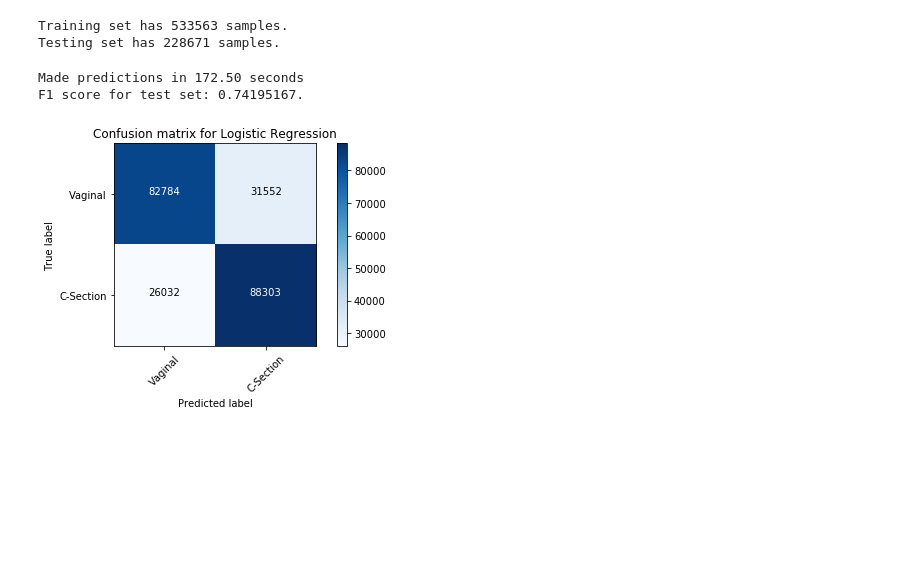
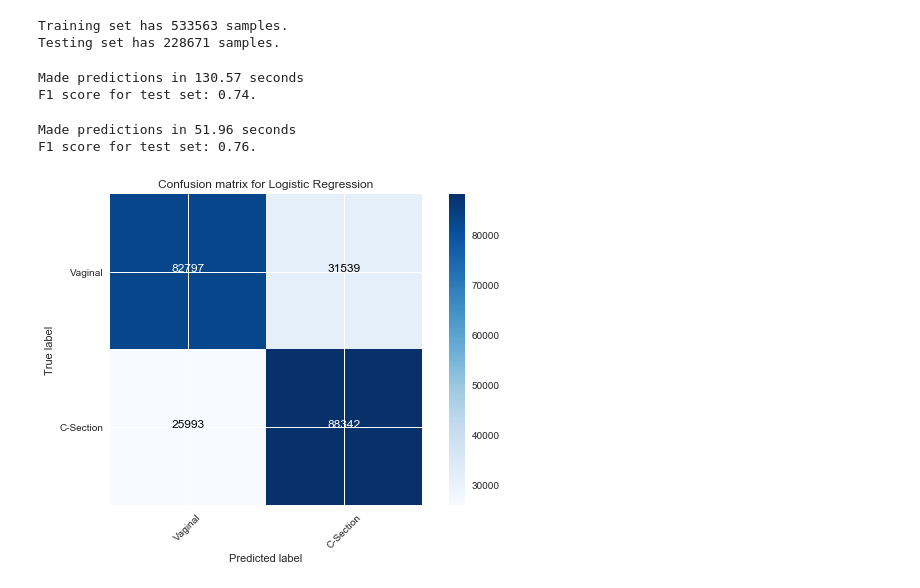
Before and after one commit to SabrinaAL/Childbirth-Delivery-Method-Prediction, a Jupyter notebook: natl2014_prediction.ipynb, the cells around one changed output. Drawn from its saved outputs; the diff is of its cells as text; code cells hidden in the pictures; blank space fills up the shorter version.

Commit message:
refactor: Updating Python code for prediting likelihood of C-Section based delivery

```diff
--- a/natl2014_prediction.ipynb
+++ b/natl2014_prediction.ipynb
@@ -90,9 +110,7 @@ X_all = df.drop('dmeth_rec', axis = 1)
 # Extract target column of delivery method
 y_all = df['dmeth_rec']
 # %%
-X_all = vs.PreprocessFeatures(X_all)
+X_all = pd.get_dummies(X_all)
 print "Processed feature columns ({} total features):\n{}".format(len(X_all.columns), list(X_all.columns))
-print "\nFeature values after trasformation:"
-print X_all.head()
 # %% [output]
 Processed feature columns (199 total features):
@@ -391,38 +279,81 @@ from time import time
 
 # Start the clock, train the classifier, then stop the clock
 
-clf = LogisticRegression(random_state=42)
+LR = LogisticRegression(random_state=42)
 
 start_test = time()
 
-y_pred_test = clf.fit(X_train, y_train).predict(X_test)
-f1_test = f1_score(y_test, y_pred_test)
+y_LR_test = LR.fit(X_train, y_train).predict(X_test)
 
 end_test = time()
 
+f1_test_LR = f1_score(y_test, y_LR_test)
 
-# Print the results
-# print "Trained model in {:.2f} seconds".format(end - start)
+
 print "Made predictions in {:.2f} seconds".format(end_test - start_test)
 
-
-# Print the results of prediction for both training and testing
-# print "F1 score for training set: {:.8f}.".format(f1_train)
-print "F1 score for test set: {:.8f}.".format(f1_test)
+print "F1 score for test set: {:.2f}.".format(f1_test_LR)
 # %% [output]
-Made predictions in 172.50 seconds
-F1 score for test set: 0.74195167.
+Made predictions in 130.57 seconds
+F1 score for test set: 0.74.
+# %%
+from sklearn.ensemble import RandomForestClassifier
+RF=RandomForestClassifier()
+
+start_rf = time()
+
+y_RF_test = RF.fit(X_train, y_train).predict(X_test)
+
+end_rf=time()
+
+f1_rf_test = f1_score(y_test, y_RF_test)
+
+print "Made predictions in {:.2f} seconds".format(end_rf - start_rf)
+print "F1 score for test set: {:.2f}.".format(f1_rf_test)
+# %% [output]
+Made predictions in 51.96 seconds
+F1 score for test set: 0.76.
+# %%
+# Code for plotting confusion matrix
+## Code is taken from http://scikit-learn.org/
+
+import itertools
+
+def PlotConfusionMatrix(cm, classes,
+                          normalize=False,
+                          title='Confusion matrix',
+                          cmap=plt.cm.Blues):
+    """
+        This function prints and plots the confusion matrix.
+        Normalization can be applied by setting `normalize=True`.
+        """
+    plt.imshow(cm, interpolation='nearest', cmap=cmap)
+    plt.title(title)
+    plt.colorbar()
+    tick_marks = np.arange(len(classes))
+    plt.xticks(tick_marks, classes, rotation=45)
+    plt.yticks(tick_marks, classes)
+
+    thresh = cm.max() / 2.
+    for i, j in itertools.product(range(cm.shape[0]), range(cm.shape[1])):
+        plt.text(j, i, cm[i, j],
+                 horizontalalignment="center",
+                 color="white" if cm[i, j] > thresh else "black")
+
+    plt.tight_layout()
+    plt.ylabel('True label')
+    plt.xlabel('Predicted label')
 # %%
 from sklearn.metrics import confusion_matrix
 
-cnf_matrix = confusion_matrix(y_test, y_pred_test)
+cnf_matrix = confusion_matrix(y_test, y_LR_test)
 
-# Set binary target as 'yes' and 'no'
+# Set binary target as 'Vaginal' and 'C-Section'
 target=np.array(['Vaginal', 'C-Section'])
 
-# Plot non-normalized confusion matrix foe each classifier
+# Plot confusion matrix for each classifier
 plt.figure()
-vs.PlotConfusionMatrix(cnf_matrix, classes=target,
+PlotConfusionMatrix(cnf_matrix, classes=target,
                       title='Confusion matrix for Logistic Regression')
 # %% [output]
-[figure, old version]
+[figure, new version]
```
Also changed, not shown: parts of 25 cells of this notebook.
